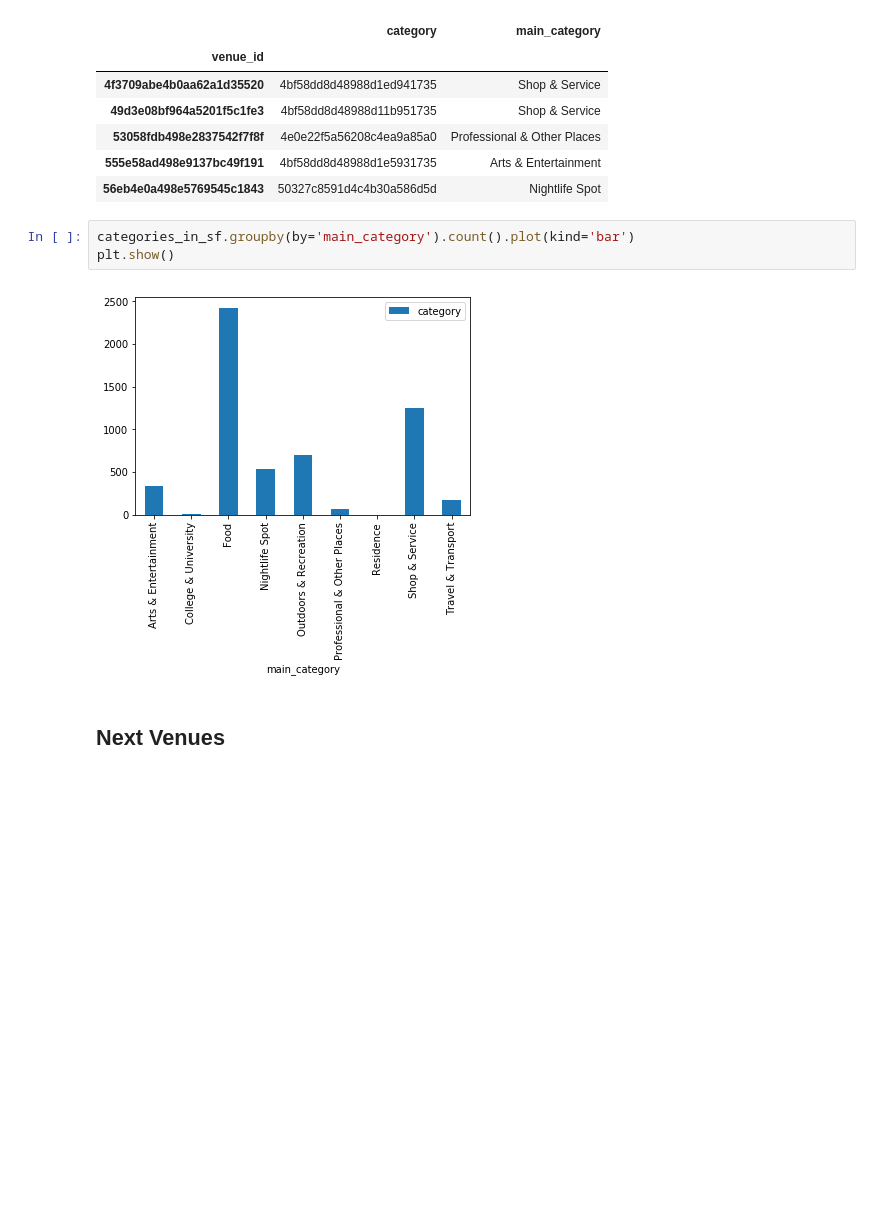
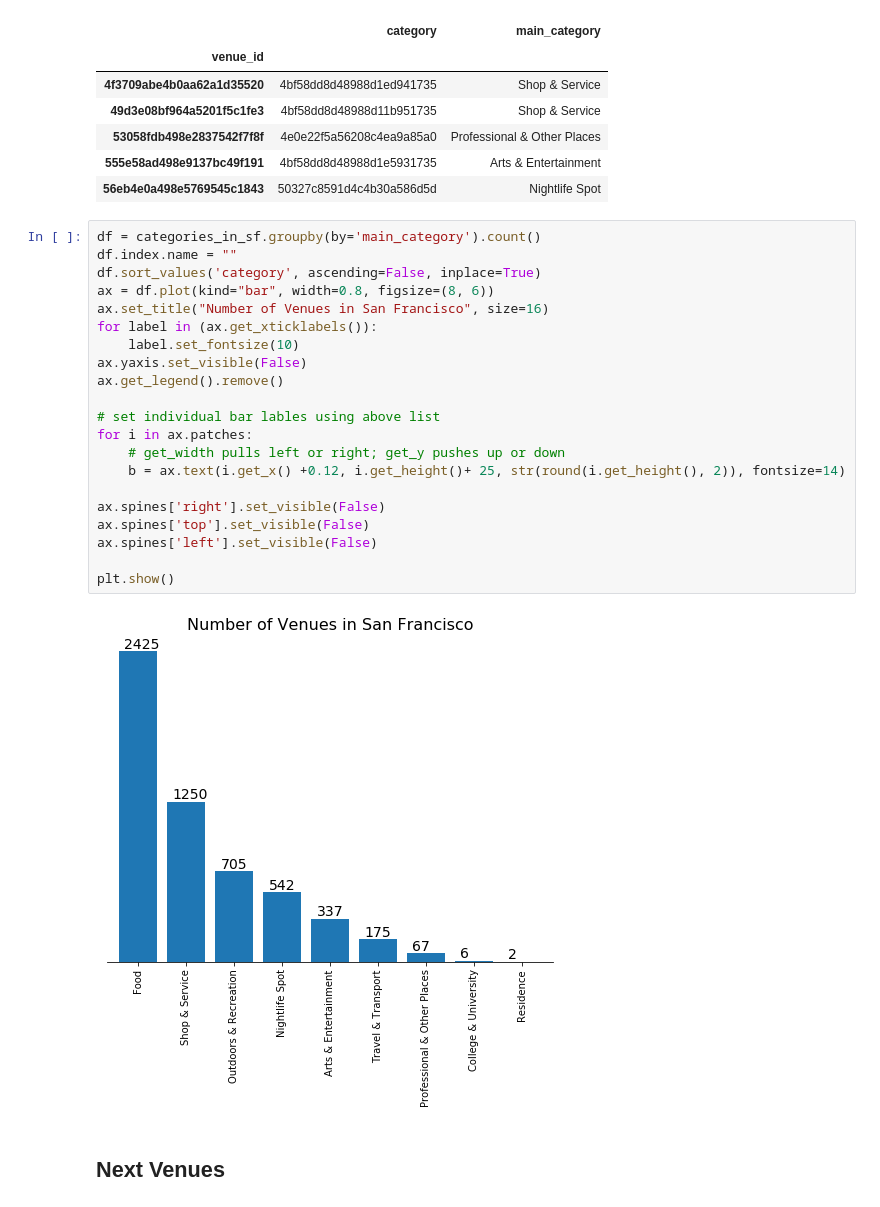
Before and after one commit to elrasp/Coursera_Capstone, a Jupyter notebook: 5. Exploratory Data Analysis.ipynb, the cells around one changed output. Cells and saved outputs as stored; diff of their text form; blank space fills up the shorter version.

```diff
--- a/5. Exploratory Data Analysis.ipynb
+++ b/5. Exploratory Data Analysis.ipynb
@@ -330,11 +347,29 @@ categories_in_sf.head()
 | 53058fdb498e2837542f7f8f | 4e0e22f5a56208c4ea9a85a0 | Professional & Other Places |
 | 555e58ad498e9137bc49f191 | 4bf58dd8d48988d1e5931735 | Arts & Entertainment |
 | 56eb4e0a498e5769545c1843 | 50327c8591d4c4b30a586d5d | Nightlife Spot |
-# %%
-categories_in_sf.groupby(by='main_category').count().plot(kind='bar')
-plt.show()
-# %% [output]
-[figure, removed]
+# %%
+df = categories_in_sf.groupby(by='main_category').count()
+df.index.name = ""
+df.sort_values('category', ascending=False, inplace=True)
+ax = df.plot(kind="bar", width=0.8, figsize=(8, 6))
+ax.set_title("Number of Venues in San Francisco", size=16)
+for label in (ax.get_xticklabels()):
+    label.set_fontsize(10)
+ax.yaxis.set_visible(False)
+ax.get_legend().remove()
+
+# set individual bar lables using above list
+for i in ax.patches:
+    # get_width pulls left or right; get_y pushes up or down
+    b = ax.text(i.get_x() +0.12, i.get_height()+ 25, str(round(i.get_height(), 2)), fontsize=14)
+
+ax.spines['right'].set_visible(False)
+ax.spines['top'].set_visible(False)
+ax.spines['left'].set_visible(False)
+
+plt.show()
+# %% [output]
+[figure, added]
 # %% [markdown]
 ## Next Venues
 # %%
```
Also changed, not shown: parts of 12 cells of this notebook, 4 other files.
